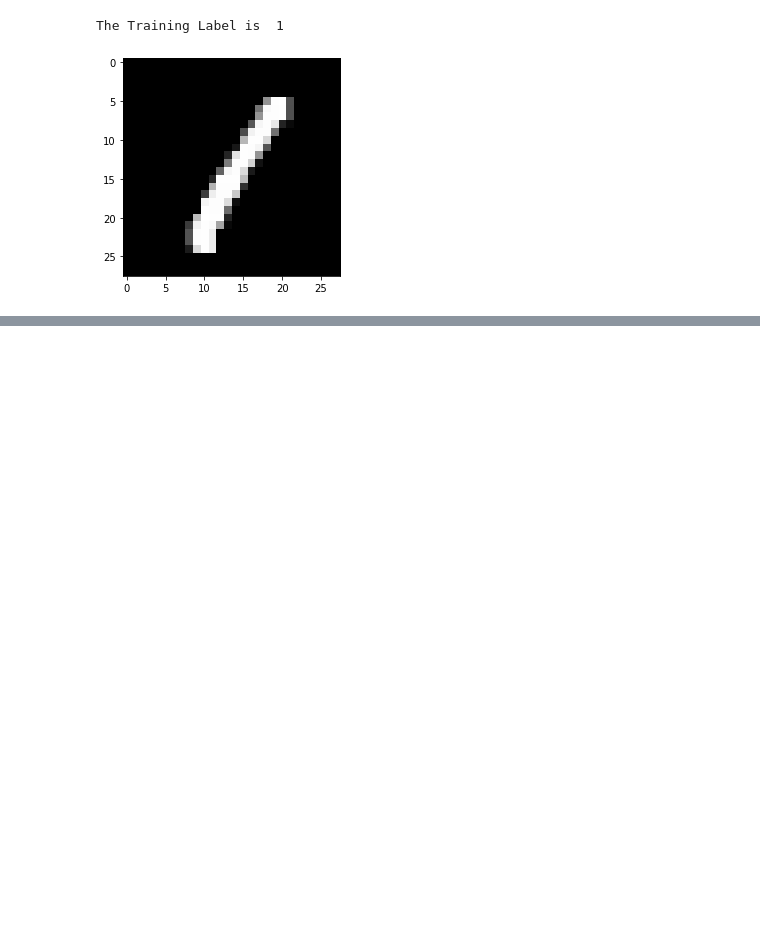
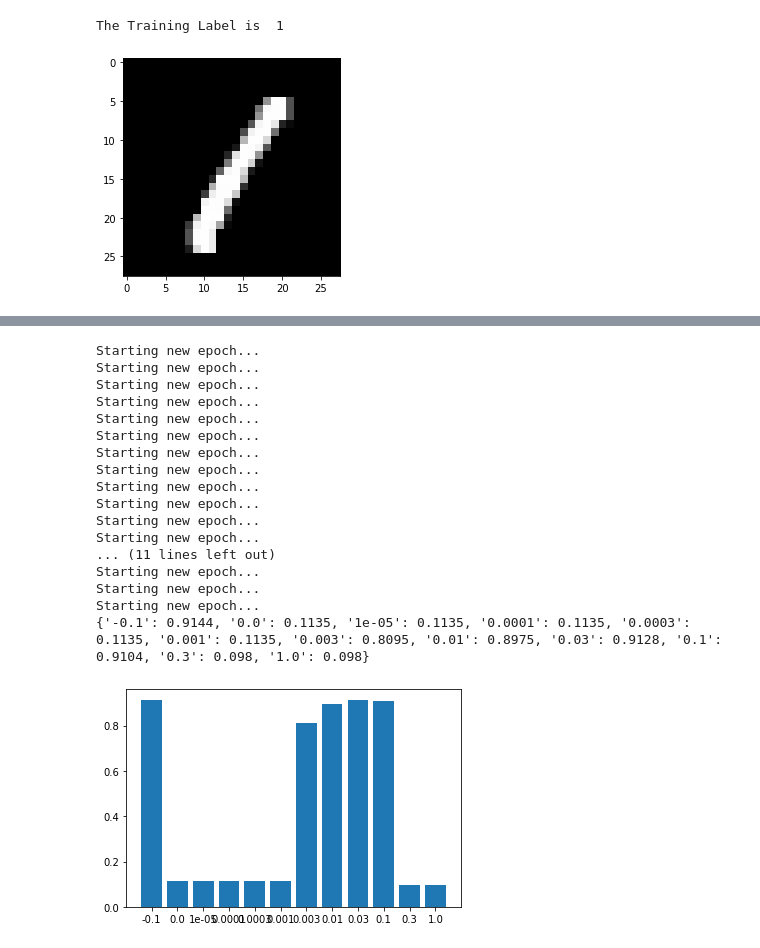
Before and after one commit to BlackCurrantDS/DeepLearning, a Jupyter notebook: Deep_Learning_Assignment1.ipynb, the cells around one changed output, grey strips where cells are left out. Saved outputs shown, nothing was run; the diff lists cells and outputs as text; code cells hidden in the pictures; blank space fills up the shorter version.

```diff
--- a/Deep_Learning_Assignment1.ipynb
+++ b/Deep_Learning_Assignment1.ipynb
@@ -535,0 +385,80 @@ KeyboardInterrupt: ignored
+# %%
+def weight_variable(shape, w=0.1):
+  initial = tf.random.truncated_normal(shape, stddev=w)
+  return tf.Variable(initial)
+
+def bias_variable(shape, w=0.1):
+  initial = tf.constant(w, shape=shape)
+  return tf.Variable(initial)
+
+ws = [ -0.1, 0.0, 0.00001,0.0001, 0.0003, 0.001, 0.003, 0.01, 0.03, 0.1, 0.3, 1.0]
+dict_for_acc = dict()
+import numpy as np
+for i in ws:
+
+
+  W1 = weight_variable([784, 250],i)
+  b1 = bias_variable([250],i)
+
+  W2 = weight_variable([250, 128],i)
+  b2 = bias_variable([128],i)
+
+  W3 = weight_variable([128, 10],i)
+  b3 = bias_variable([10],i)
+
+
+  for step in range(train_steps):
+    img_batch, lbl_batch = data.next_batch()
+    with tf.GradientTape(persistent=True) as tape:
+        logits1 = tf.matmul(img_batch, W1) + b1
+        logit2 = tf.matmul(logits1, W2) + b2
+        logit3 = tf.matmul(logit2, W3) + b3
+        xent = tf.reduce_mean(tf.nn.sparse_softmax_cross_entropy_with_logits(
+            logits=logit3, labels=lbl_batch))
+
+
+    grads1 = tape.gradient(xent, [W1, b1])
+    W1.assign_sub(learning_rate * grads1[0])
+    b1.assign_sub(learning_rate * grads1[1])
+
+
+    grads2 = tape.gradient(xent, [W2, b2])
+    W2.assign_sub(learning_rate * grads2[0])
+    b2.assign_sub(learning_rate * grads2[1])
+
+    grads3 = tape.gradient(xent, [W3, b3])
+    W3.assign_sub(learning_rate * grads3[0])
+    b3.assign_sub(learning_rate * grads3[1])
+
+  test_preds_layer_1 = tf.matmul(data.test_data, W1) + b1
+  test_preds_layer_2 = tf.matmul(test_preds_layer_1, W2) + b2
+  test_preds = tf.argmax(tf.matmul(test_preds_layer_2, W3) + b3, axis=1,
+                       output_type=tf.int32)
+  acc = tf.reduce_mean(tf.cast(tf.equal(test_preds, data.test_labels),
+                             tf.float32))
+  #print("Accuracy with {} weights is {}".format(i,acc))
+  dict_for_acc[str(i)] = acc.numpy()
+
+
+print(dict_for_acc)
+plt.bar(*zip(*dict_for_acc.items()))
+plt.show()
+# %% [output]
+Starting new epoch...
+Starting new epoch...
+Starting new epoch...
+Starting new epoch...
+Starting new epoch...
+Starting new epoch...
+Starting new epoch...
+Starting new epoch...
+Starting new epoch...
+Starting new epoch...
+Starting new epoch...
+Starting new epoch...
+... (11 lines left out)
+Starting new epoch...
+Starting new epoch...
+Starting new epoch...
+{'-0.1': 0.9144, '0.0': 0.1135, '1e-05': 0.1135, '0.0001': 0.1135, '0.0003': 0.1135, '0.001': 0.1135, '0.003': 0.8095, '0.01': 0.8975, '0.03': 0.9128, '0.1': 0.9104, '0.3': 0.098, '1.0': 0.098}
+[figure, added]
```
Also changed, not shown: parts of 70 cells of this notebook.
